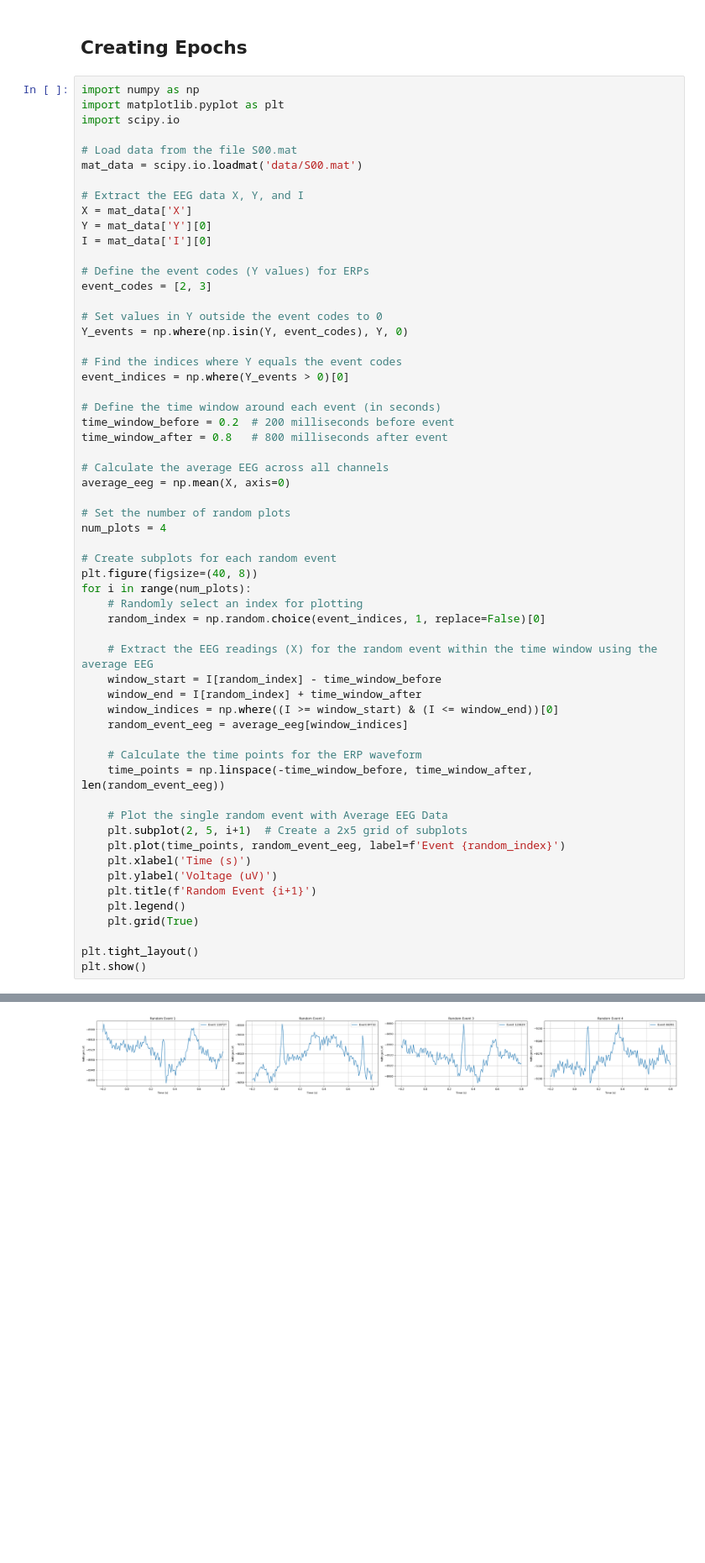
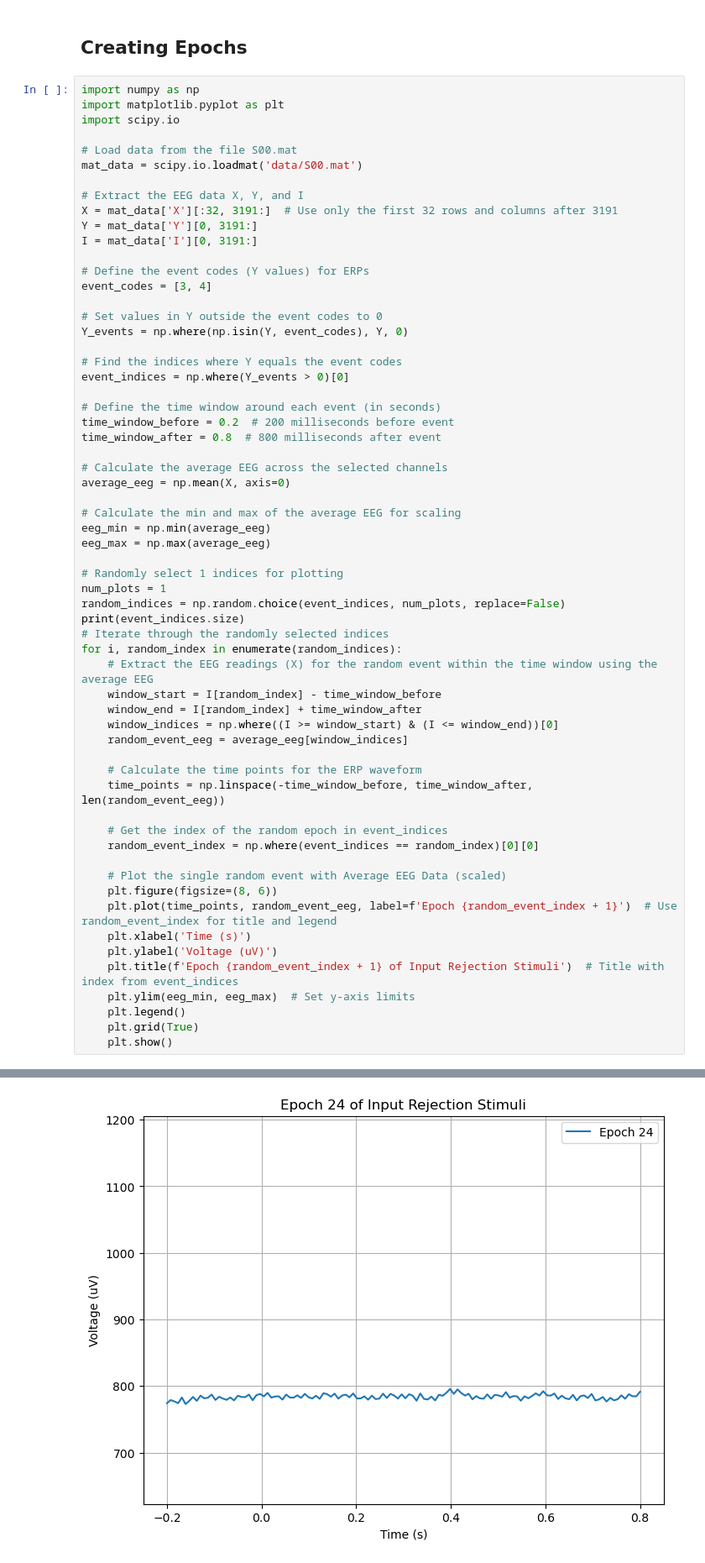
Before and after one commit to jeff-yc-wong/BCI_Project, a Jupyter notebook: eeg_analysis.ipynb, the cells around one changed output, grey strips where cells are left out. Shown at 84% size. Cells and saved outputs as stored; diff of their text form; blank space fills up the shorter version.

Commit message:
Updated and fixed epoching

```diff
--- a/eeg_analysis.ipynb
+++ b/eeg_analysis.ipynb
@@ -146,12 +146,12 @@ import scipy.io
 mat_data = scipy.io.loadmat('data/S00.mat')
 
 # Extract the EEG data X, Y, and I
-X = mat_data['X']
-Y = mat_data['Y'][0]
-I = mat_data['I'][0]
+X = mat_data['X'][:32, 3191:]  # Use only the first 32 rows and columns after 3191
+Y = mat_data['Y'][0, 3191:]
+I = mat_data['I'][0, 3191:]
 
 # Define the event codes (Y values) for ERPs
-event_codes = [2, 3]
+event_codes = [3, 4]
 
 # Set values in Y outside the event codes to 0
 Y_events = np.where(np.isin(Y, event_codes), Y, 0)
@@ -161,20 +161,21 @@ event_indices = np.where(Y_events > 0)[0]
 
 # Define the time window around each event (in seconds)
 time_window_before = 0.2  # 200 milliseconds before event
-time_window_after = 0.8   # 800 milliseconds after event
+time_window_after = 0.8  # 800 milliseconds after event
 
-# Calculate the average EEG across all channels
+# Calculate the average EEG across the selected channels
 average_eeg = np.mean(X, axis=0)
 
-# Set the number of random plots
-num_plots = 4
+# Calculate the min and max of the average EEG for scaling
+eeg_min = np.min(average_eeg)
+eeg_max = np.max(average_eeg)
 
-# Create subplots for each random event
-plt.figure(figsize=(40, 8))
-for i in range(num_plots):
-    # Randomly select an index for plotting
-    random_index = np.random.choice(event_indices, 1, replace=False)[0]
-
+# Randomly select 1 indices for plotting
+num_plots = 1
+random_indices = np.random.choice(event_indices, num_plots, replace=False)
+print(event_indices.size)
+# Iterate through the randomly selected indices
+for i, random_index in enumerate(random_indices):
     # Extract the EEG readings (X) for the random event within the time window using the average EEG
     window_start = I[random_index] - time_window_before
     window_end = I[random_index] + time_window_after
@@ -184,15 +185,17 @@ for i in range(num_plots):
     # Calculate the time points for the ERP waveform
     time_points = np.linspace(-time_window_before, time_window_after, len(random_event_eeg))
 
-    # Plot the single random event with Average EEG Data
-    plt.subplot(2, 5, i+1)  # Create a 2x5 grid of subplots
-    plt.plot(time_points, random_event_eeg, label=f'Event {random_index}')
+    # Get the index of the random epoch in event_indices
+    random_event_index = np.where(event_indices == random_index)[0][0]
+
+    # Plot the single random event with Average EEG Data (scaled)
+    plt.figure(figsize=(8, 6))
+    plt.plot(time_points, random_event_eeg, label=f'Epoch {random_event_index + 1}')  # Use random_event_index for title and legend
     plt.xlabel('Time (s)')
     plt.ylabel('Voltage (uV)')
-    plt.title(f'Random Event {i+1}')
+    plt.title(f'Epoch {random_event_index + 1} of Input Rejection Stimuli')  # Title with index from event_indices
+    plt.ylim(eeg_min, eeg_max)  # Set y-axis limits
     plt.legend()
     plt.grid(True)
-
-plt.tight_layout()
-plt.show()
+    plt.show()
 # %% [output]
@@ -199 +203 @@ plt.show()
-[figure, old version]
+[figure, new version]
```
Also changed, not shown: parts of 5 cells of this notebook, 1 other file.
